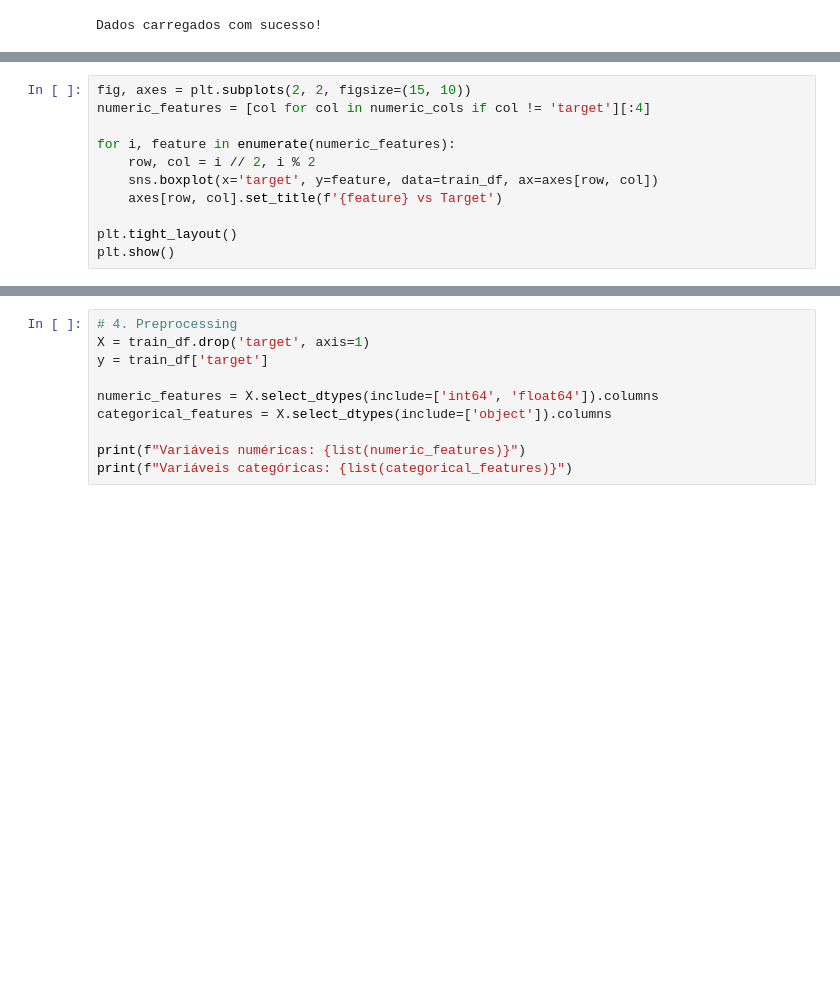
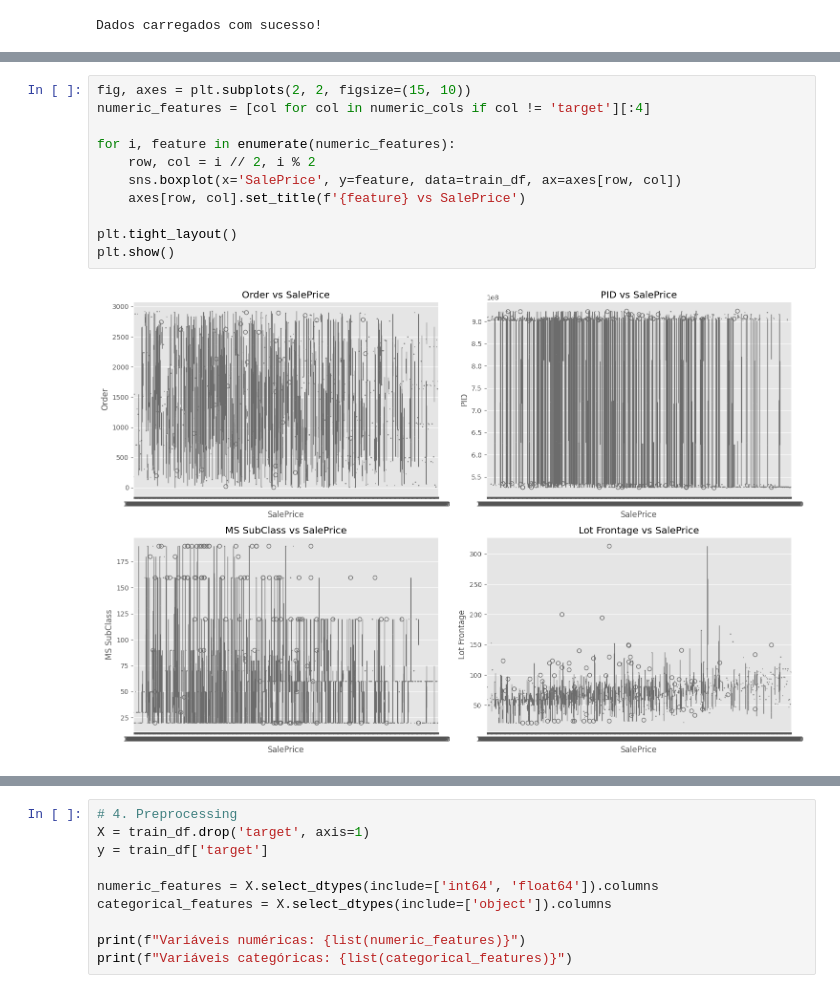
Before and after one commit to mateusgomes6/cloud2go-solution, a Jupyter notebook: main.ipynb, the cells around one changed output, grey strips where cells are left out. Saved outputs shown, nothing was run; the diff lists cells and outputs as text; blank space fills up the shorter version.

```diff
--- a/main.ipynb
+++ b/main.ipynb
@@ -55,14 +59,16 @@ plt.show()
 # %%
 fig, axes = plt.subplots(2, 2, figsize=(15, 10))
 numeric_features = [col for col in numeric_cols if col != 'target'][:4]
 
 for i, feature in enumerate(numeric_features):
     row, col = i // 2, i % 2
-    sns.boxplot(x='target', y=feature, data=train_df, ax=axes[row, col])
-    axes[row, col].set_title(f'{feature} vs Target')
+    sns.boxplot(x='SalePrice', y=feature, data=train_df, ax=axes[row, col])
+    axes[row, col].set_title(f'{feature} vs SalePrice')
 
 plt.tight_layout()
 plt.show()
+# %% [output]
+[figure, added]
 # %%
 plt.figure(figsize=(15, 8))
 for i, col in enumerate(numeric_features, 1):
```
Also changed, not shown: parts of 3 cells of this notebook.
